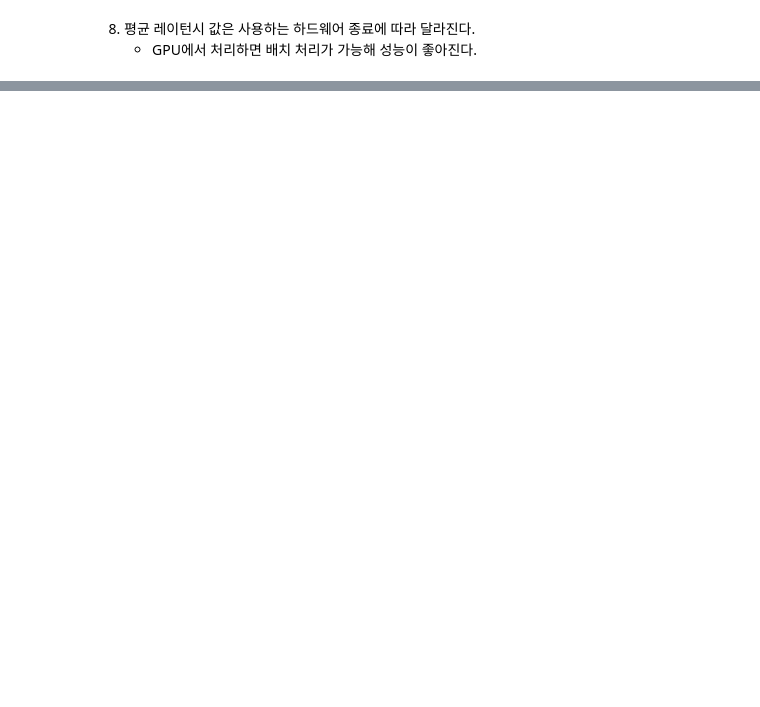
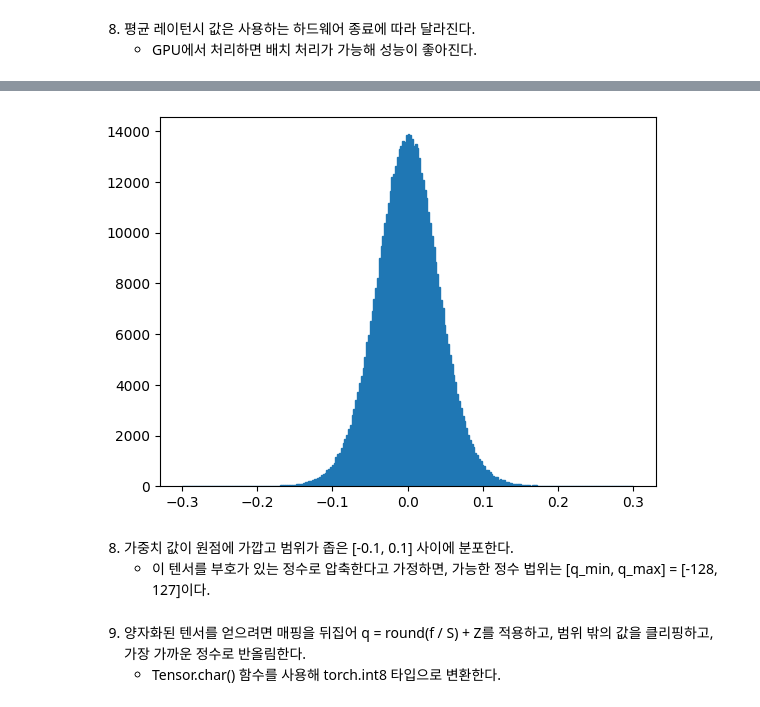
Before and after one commit to redinbluesky/nlp-with-transformers, a Jupyter notebook: 08-효율적인_트랜스포머_구축.ipynb, the cells around one changed output, grey strips where cells are left out. Drawn from its saved outputs; the diff is of its cells as text; code cells hidden in the pictures; blank space fills up the shorter version.

```diff
--- a/08-효율적인_트랜스포머_구축.ipynb
+++ b/08-효율적인_트랜스포머_구축.ipynb
@@ -233,0 +839,13 @@ You seem to be using the pipelines sequentially on GPU. In order to maximize eff
+# %%
+# 정제 모델의 어텐션 가중치 행렬 중 하나를 선택해 값의 빈도 분로를 그린다.
+import matplotlib.pyplot as plt
+
+state_dict = pip.model.state_dict()
+weights = state_dict["distilbert.transformer.layer.0.attention.q_lin.weight"]
+plt.hist(weights.flatten().cpu().numpy(), bins=250, range=(-0.3, 0.3), edgecolor='C0')
+plt.show()
+# %% [output]
+[figure, added]
+# %% [markdown]
+8. 가중치 값이 원점에 가깝고 범위가 좁은 [-0.1, 0.1] 사이에 분포한다.
+    - 이 텐서를 부호가 있는 정수로 압축한다고 가정하면, 가능한 정수 법위는 [q_min, q_max] = [-128, 127]이다.
@@ -233,0 +856,3 @@ You seem to be using the pipelines sequentially on GPU. In order to maximize eff
+# %% [markdown]
+9. 양자화된 텐서를 얻으려면 매핑을 뒤집어 q = round(f / S) + Z를 적용하고, 범위 밖의 값을 클리핑하고, 가장 가까운 정수로 반올림한다.
+    - Tensor.char() 함수를 사용해 torch.int8 타입으로 변환한다.
```
Also changed, not shown: parts of 49 cells of this notebook, 5 other files.
